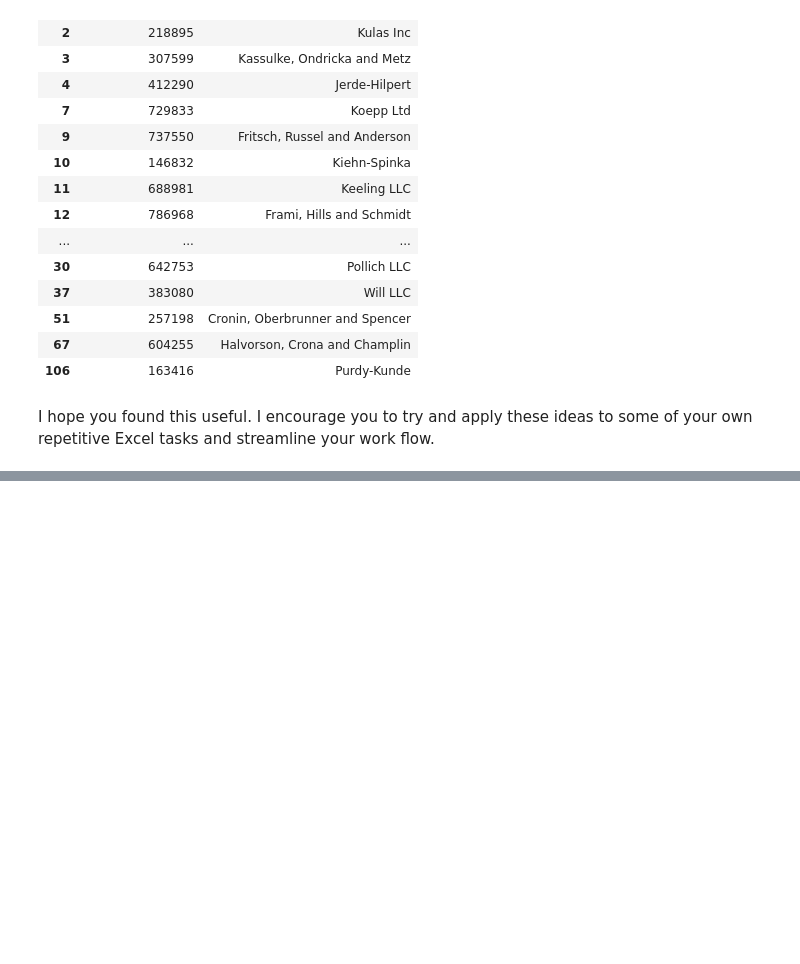
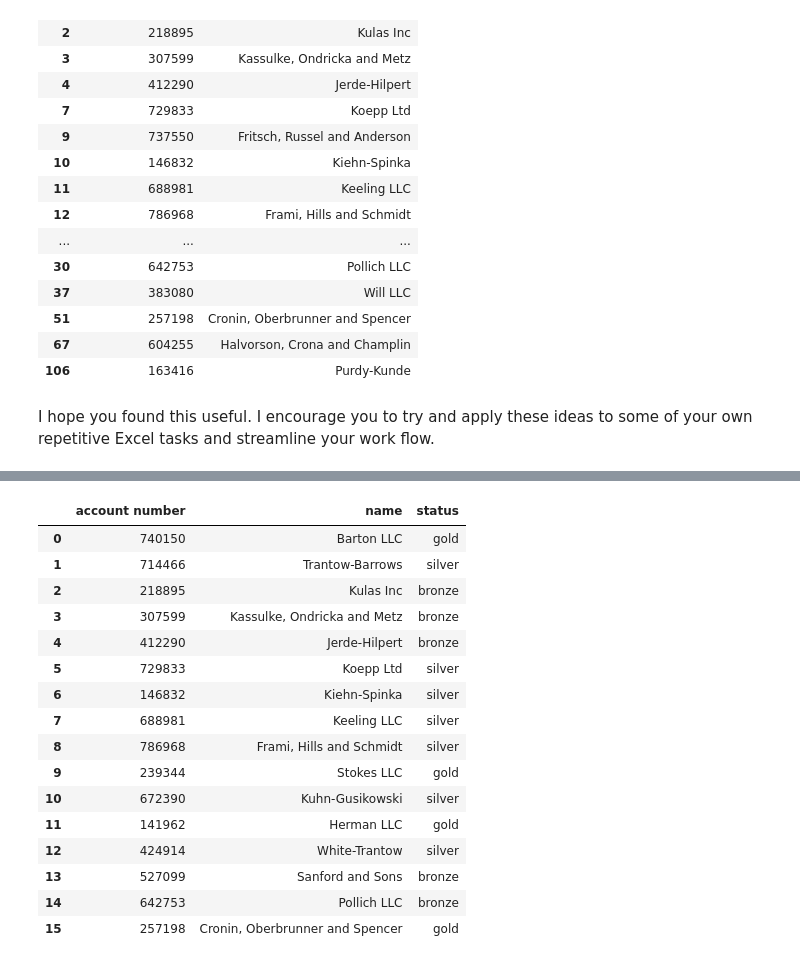
Before and after one commit to bignollo/DSPXI, a Jupyter notebook: 06 - Excel/06.00-Introduction-to-excel.ipynb, the cells around one changed output, grey strips where cells are left out. Cells and saved outputs as stored; diff of their text form; code cells hidden in the pictures; blank space fills up the shorter version.

Commit message:
Updated Excel Material

```diff
--- a/06 - Excel/06.00-Introduction-to-excel.ipynb
+++ b/06 - Excel/06.00-Introduction-to-excel.ipynb
@@ -1843,0 +1919,21 @@ I hope you found this useful. I encourage you to try and apply these ideas to so
+# %%
+status = pd.read_excel("../data/customer-status.xlsx")
+status
+# %% [output]
+|  | account number | name | status |
+| 0 | 740150 | Barton LLC | gold |
+| 1 | 714466 | Trantow-Barrows | silver |
+| 2 | 218895 | Kulas Inc | bronze |
+| 3 | 307599 | Kassulke, Ondricka and Metz | bronze |
+| 4 | 412290 | Jerde-Hilpert | bronze |
+| 5 | 729833 | Koepp Ltd | silver |
+| 6 | 146832 | Kiehn-Spinka | silver |
+| 7 | 688981 | Keeling LLC | silver |
+| 8 | 786968 | Frami, Hills and Schmidt | silver |
+| 9 | 239344 | Stokes LLC | gold |
+| 10 | 672390 | Kuhn-Gusikowski | silver |
+| 11 | 141962 | Herman LLC | gold |
+| 12 | 424914 | White-Trantow | silver |
+| 13 | 527099 | Sanford and Sons | bronze |
+| 14 | 642753 | Pollich LLC | bronze |
+| 15 | 257198 | Cronin, Oberbrunner and Spencer | gold |
```
Also changed, not shown: parts of 54 cells of this notebook.
